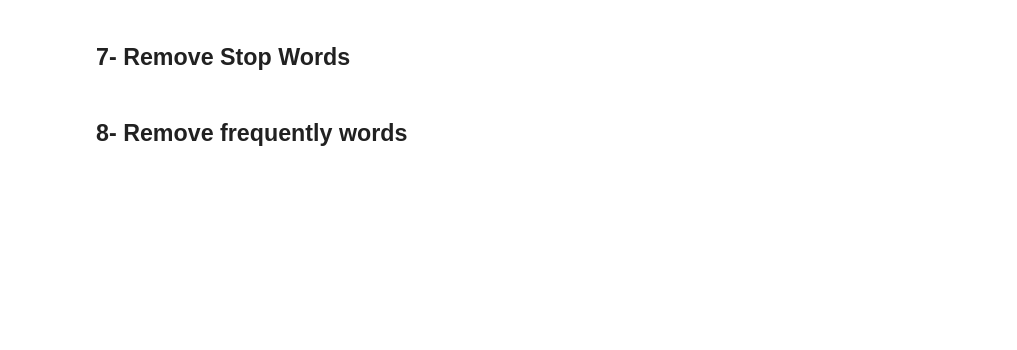
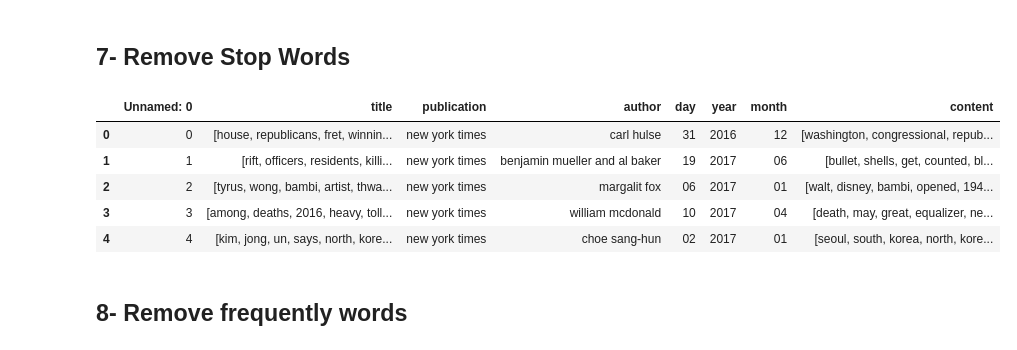
Before and after one commit to Haneentronic/NLP-Topic-Modeling-Classification, a Jupyter notebook: Topic_Modeling/TextModeling.ipynb, the cells around one changed output. Saved outputs shown, nothing was run; the diff lists cells and outputs as text; code cells hidden in the pictures; blank space fills up the shorter version.

Commit message:
try cleaning author

```diff
--- a/Topic_Modeling/TextModeling.ipynb
+++ b/Topic_Modeling/TextModeling.ipynb
@@ -284,11 +285,20 @@ data_frame.head()
 # %%
 STOPWORDS = set(stopwords.words("english"))
 def remove_stop_words(text):
-    return " ".join([word for word in text if word not in STOPWORDS])
+    return [word for word in text if word not in STOPWORDS]
 
-columns = ["title", "author", "content"]
+columns = ["title", "content"]
 for column in columns:
     data_frame[column] = data_frame[column].apply(lambda x: remove_stop_words(x))
+
+data_frame.head()
+# %% [output]
+|  | Unnamed: 0 | title | publication | author | day | year | month | content |
+| 0 | 0 | [house, republicans, fret, winnin... | new york times | carl hulse | 31 | 2016 | 12 | [washington, congressional, repub... |
+| 1 | 1 | [rift, officers, residents, killi... | new york times | benjamin mueller and al baker | 19 | 2017 | 06 | [bullet, shells, get, counted, bl... |
+| 2 | 2 | [tyrus, wong, bambi, artist, thwa... | new york times | margalit fox | 06 | 2017 | 01 | [walt, disney, bambi, opened, 194... |
+| 3 | 3 | [among, deaths, 2016, heavy, toll... | new york times | william mcdonald | 10 | 2017 | 04 | [death, may, great, equalizer, ne... |
+| 4 | 4 | [kim, jong, un, says, north, kore... | new york times | choe sang-hun | 02 | 2017 | 01 | [seoul, south, korea, north, kore... |
 # %% [markdown]
 ## 8- Remove frequently words
 # %%
```
Also changed, not shown: parts of 48 cells of this notebook.
